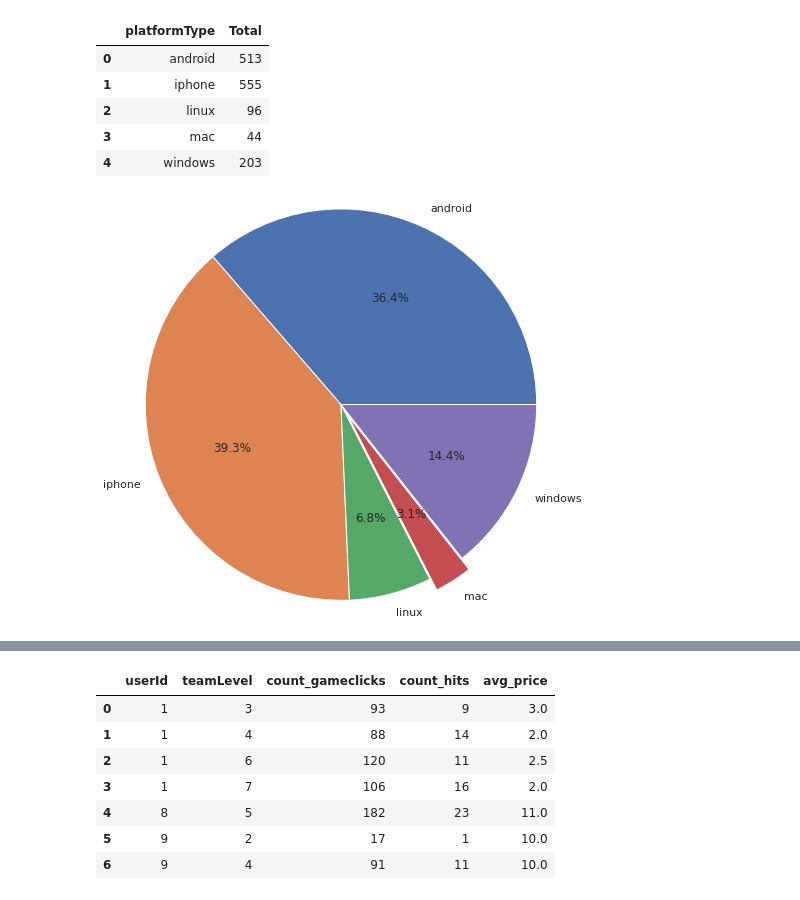
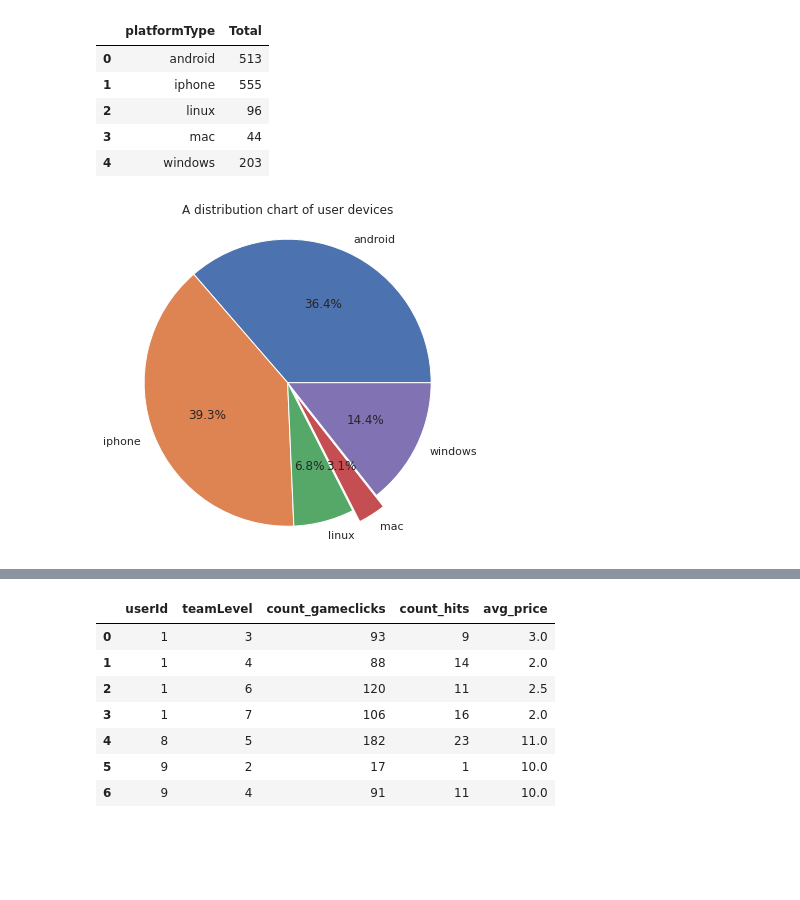
Before and after one commit to Claudbest1/Big-data-Management, a Jupyter notebook: EDA.ipynb, the cells around one changed output, grey strips where cells are left out. Drawn from its saved outputs; the diff is of its cells as text; code cells hidden in the pictures; blank space fills up the shorter version.

```diff
--- a/EDA.ipynb
+++ b/EDA.ipynb
@@ -341,11 +443,12 @@ explode=[0,0,0,0.1,0]
 # %%
 import matplotlib.pyplot as plt
 import seaborn as sns
 #plot = newCombined1.plot.pie(y='Total', figsize=(7, 7), title='platformType',labels=platformType,autopct='%2.1f%%')
-plt.pie(Total, labels = platformType,radius=1.5, autopct='%2.1f%%', explode=explode)
+plt.pie(Total, labels = platformType,radius=1.1, autopct='%2.1f%%', explode=explode)
+plt.title('A distribution chart of user devices')
 plt.show()
 # %% [output]
-[figure, old version]
+[figure, new version]
 # %%
 newCombined['hit_ratio']=(newCombined['count_hits']/newCombined['count_gameclicks'])*100
 # %%
```
Also changed, not shown: parts of 38 cells of this notebook.
